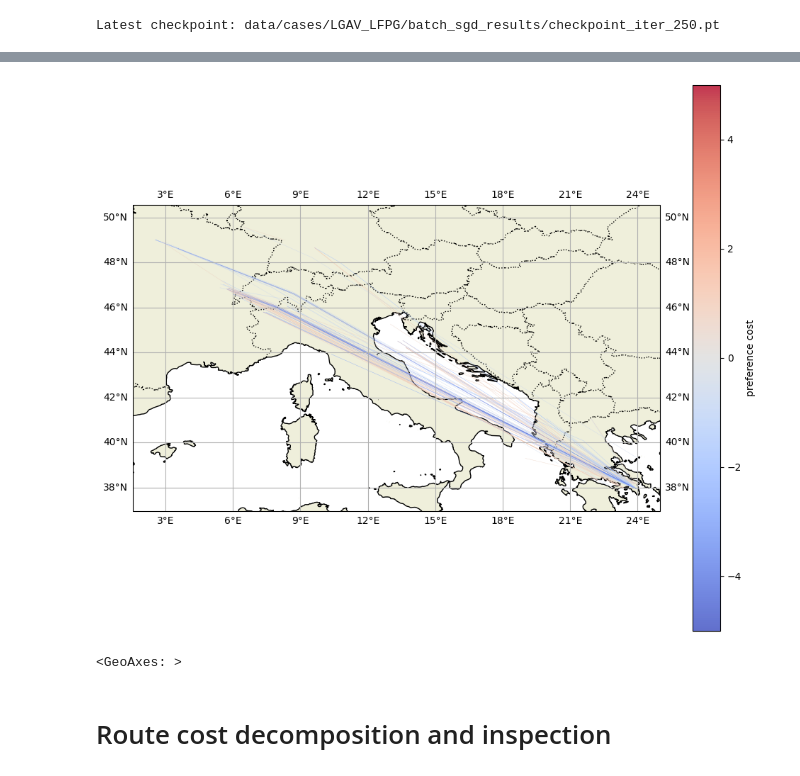
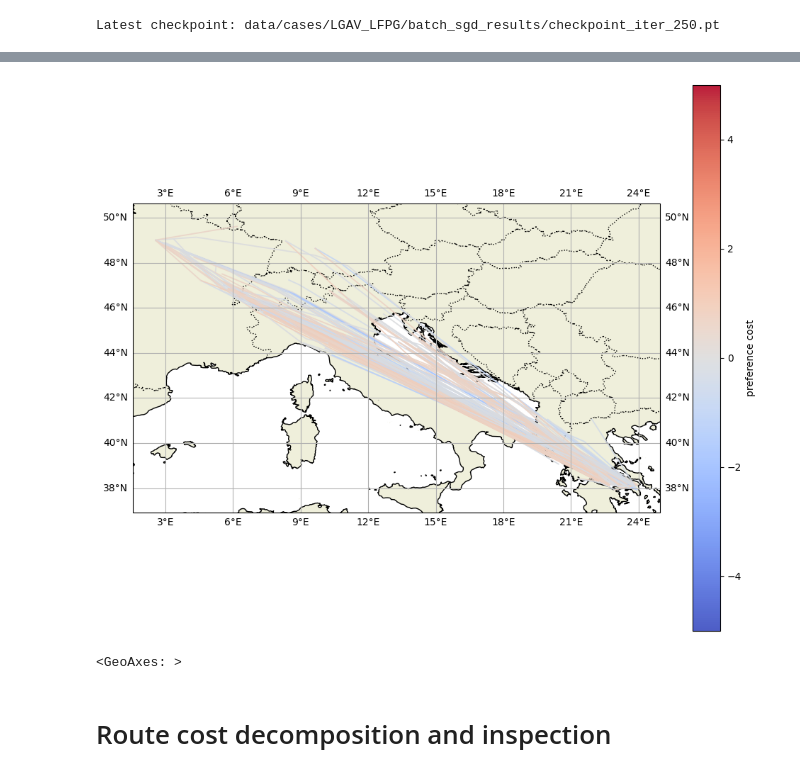
Before and after one commit to thinhhoang95/project-equinox, a Jupyter notebook: src/equinox/posttrain/checkpoint_interpret.ipynb, the cells around one changed output, grey strips where cells are left out. Cells and saved outputs as stored; diff of their text form; code cells hidden in the pictures.

```diff
--- a/src/equinox/posttrain/checkpoint_interpret.ipynb
+++ b/src/equinox/posttrain/checkpoint_interpret.ipynb
@@ -117,16 +117,16 @@ Loading route graph from /Volumes/CrucialX/project-equinox/data/cases/LGAV_LFPG/
 # %%
 plot_edge_preferences_cartopy(
     payload["graph"],
     edge_preferences=payload["edge_preferences"],
     cmap="coolwarm",
-    linewidth=0.3,
-    alpha=0.8,
-    percentile=0.05,
+    linewidth=1.3,
+    alpha=0.9,
+    percentile=0.1,
     percentile_mode="contrast", # upper = more preferred, lower = less preferred, contrast = half lowest, half highest
     preference_color_range=(-5,5)
 )
 # %% [output]
-[figure, old version]
+[figure, new version]
 <GeoAxes: >
 # %% [markdown]
 # Route cost decomposition and inspection
```
Also changed, not shown: parts of 3 cells of this notebook, 2 other files.
